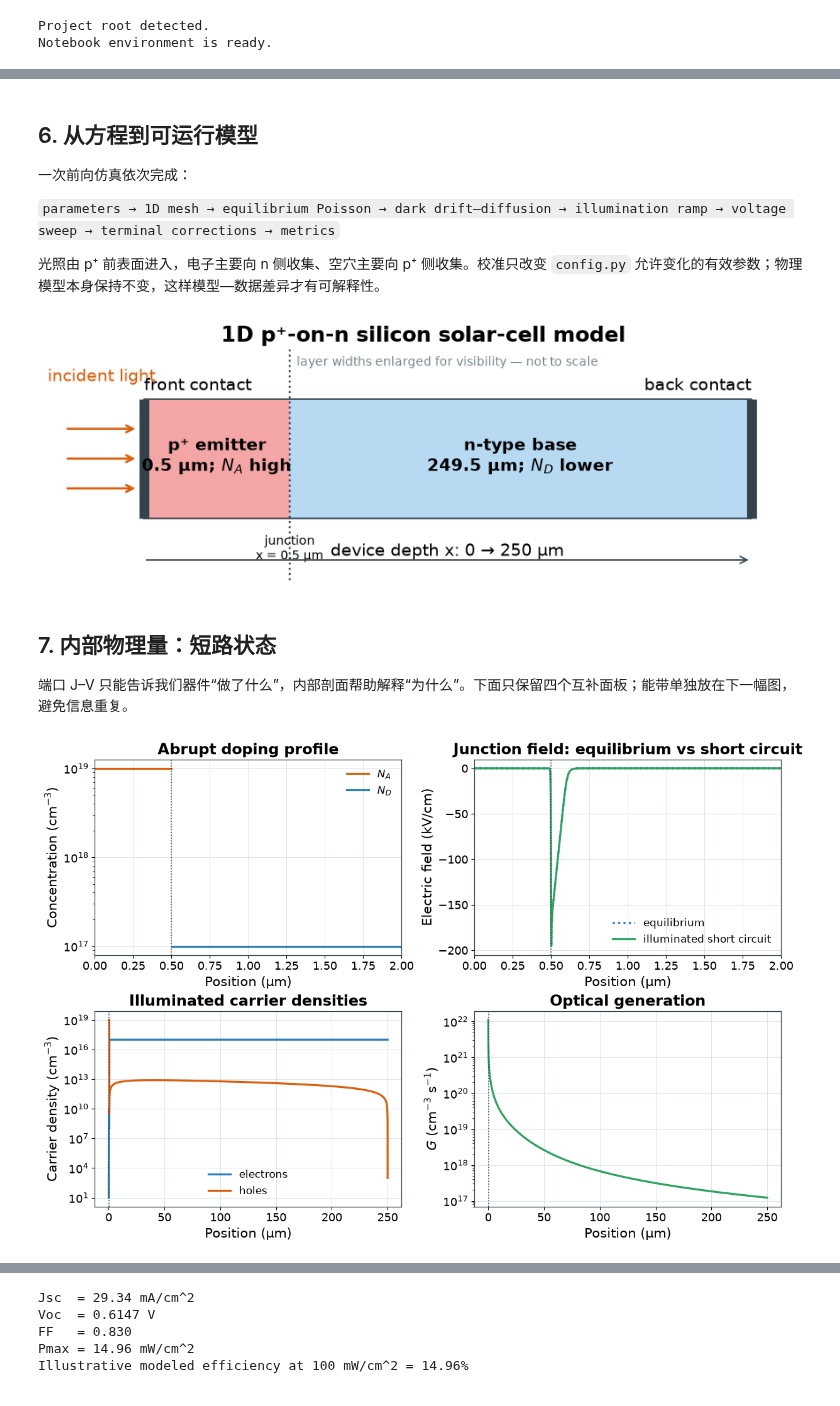
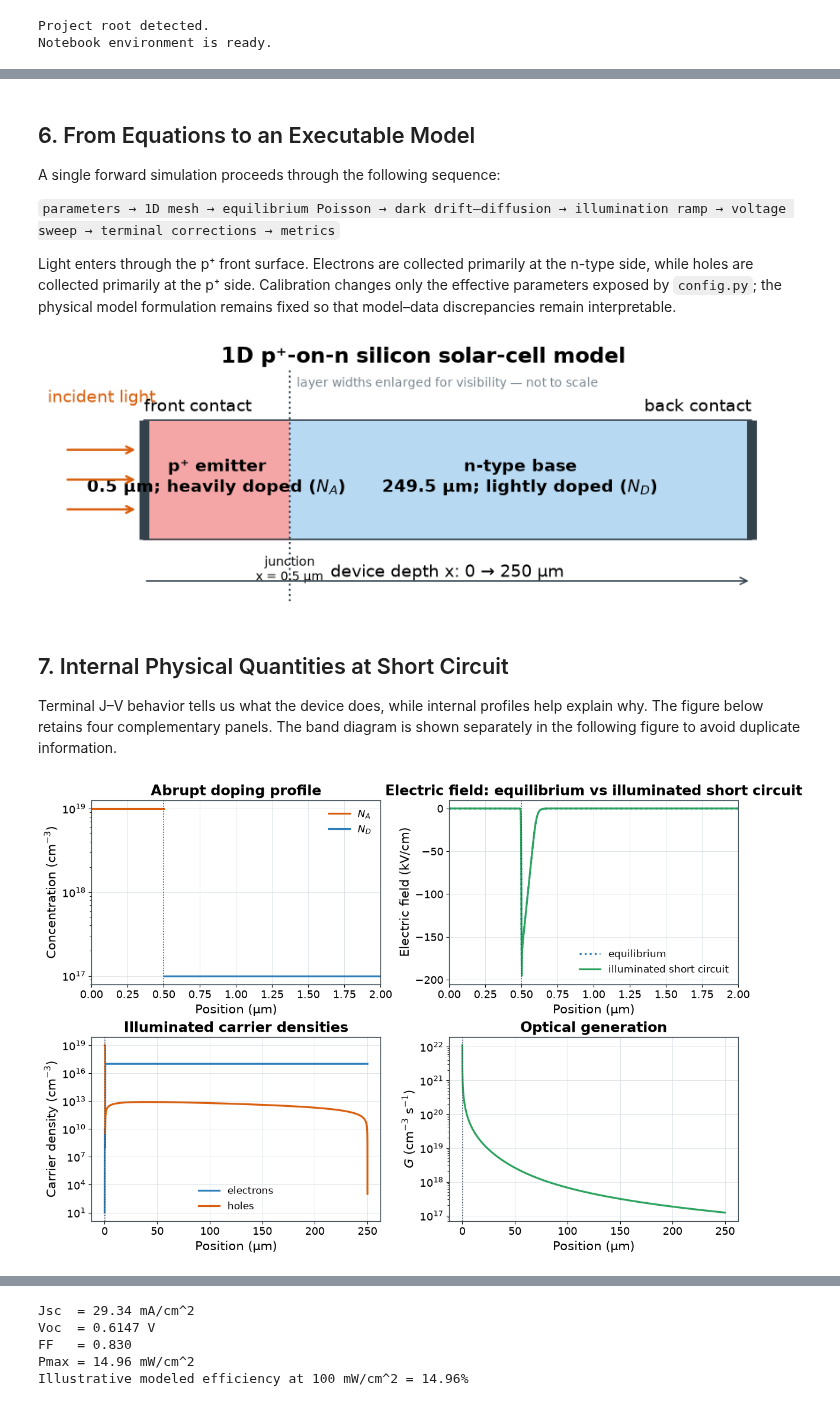
Before and after one commit to chenzhang0920/devsim-silicon-solar-cell-teaching, a Jupyter notebook: notebooks/tutorial.ipynb, the cells around one changed output, grey strips where cells are left out. Drawn from its saved outputs; the diff is of its cells as text; code cells hidden in the pictures.

```diff
--- a/notebooks/tutorial.ipynb
+++ b/notebooks/tutorial.ipynb
@@ -205,11 +205,11 @@ Newton converged in 12 states; built-in potential = 0.7156 V.
 # %% [markdown]
-## 6. 从方程到可运行模型
+## 6. From Equations to an Executable Model
 
-一次前向仿真依次完成：
+A single forward simulation proceeds through the following sequence:
 
 `parameters → 1D mesh → equilibrium Poisson → dark drift–diffusion → illumination ramp → voltage sweep → terminal corrections → metrics`
 
-光照由 p⁺ 前表面进入，电子主要向 n 侧收集、空穴主要向 p⁺ 侧收集。校准只改变 `config.py` 允许变化的有效参数；物理模型本身保持不变，这样模型—数据差异才有可解释性。
+Light enters through the p⁺ front surface. Electrons are collected primarily at the n-type side, while holes are collected primarily at the p⁺ side. Calibration changes only the effective parameters exposed by `config.py`; the physical model formulation remains fixed so that model–data discrepancies remain interpretable.
 # %%
 device_params = check_params({
     **MODEL_PARAMS, "series_resistance": 0.0, "shunt_resistance": 0.0
@@ -225,10 +225,10 @@ ax.plot([0, 1, 1, 0, 0], [0, 0, 1, 1, 0], color=C_DARK, lw=1.2)
 ax.plot([0, 0], [0, 1], color=C_DARK, lw=8, solid_capstyle="butt")
 ax.plot([1, 1], [0, 1], color=C_DARK, lw=8, solid_capstyle="butt")
 ax.text(display_junction / 2, 0.52,
-        f"p⁺ emitter\n{emitter_um:g} µm; $N_A$ high",
+        f"p⁺ emitter\n{emitter_um:g} µm; heavily doped ($N_A$)",
         ha="center", va="center", weight="bold")
 ax.text((display_junction + 1) / 2, 0.52,
-        f"n-type base\n{thickness_um - emitter_um:g} µm; $N_D$ lower",
+        f"n-type base\n{thickness_um - emitter_um:g} µm; lightly doped ($N_D$)",
         ha="center", va="center", weight="bold")
 ax.axvline(display_junction, color=C_DARK, ls=":", lw=1.6)
 ax.text(display_junction, -0.13, f"junction\nx = {emitter_um:g} µm",
@@ -251,11 +251,11 @@ ax.set_title("1D p⁺-on-n silicon solar-cell model")
 ax.axis("off")
 plt.show()
 # %% [output]
-[figure, old version]
+[figure, new version]
 # %% [markdown]
-## 7. 内部物理量：短路状态
+## 7. Internal Physical Quantities at Short Circuit
 
-端口 J–V 只能告诉我们器件“做了什么”，内部剖面帮助解释“为什么”。下面只保留四个互补面板；能带单独放在下一幅图，避免信息重复。
+Terminal J–V behavior tells us what the device does, while internal profiles help explain why. The figure below retains four complementary panels. The band diagram is shown separately in the following figure to avoid duplicate information.
 # %%
 device_data = profiles(device_params, bias=0.0)
 position_um = device_data["x"] * 1e4
@@ -270,35 +270,35 @@ ax = axes[0, 0]
 ax.semilogy(position_um, np.where(device_data["acceptors"] > 0, device_data["acceptors"], np.nan),
             color=C_ORANGE, label="$N_A$")
 ax.semilogy(position_um, np.where(device_data["donors"] > 0, device_data["donors"], np.nan),
             color=C_BLUE, label="$N_D$")
 ax.set(xlabel="Position (µm)", ylabel="Concentration (cm$^{-3}$)", title="Abrupt doping profile")
 ax.legend(frameon=False)
 
 ax = axes[0, 1]
 ax.plot(position_um, equilibrium_field / 1e3, color=C_BLUE, ls=":", label="equilibrium")
 ax.plot(position_um, short_circuit_field / 1e3, color=C_GREEN, label="illuminated short circuit")
 ax.set(xlabel="Position (µm)", ylabel="Electric field (kV/cm)",
-       title="Junction field: equilibrium vs short circuit")
+       title="Electric field: equilibrium vs illuminated short circuit")
 ax.legend(frameon=False)
 for ax in axes[0, :]:
     ax.set_xlim(0, junction_zoom_um)
 
 ax = axes[1, 0]
 ax.semilogy(position_um, device_data["ill_electrons"], color=C_BLUE, label="electrons")
 ax.semilogy(position_um, device_data["ill_holes"], color=C_ORANGE, label="holes")
 ax.set(xlabel="Position (µm)", ylabel="Carrier density (cm$^{-3}$)", title="Illuminated carrier densities")
 ax.legend(frameon=False)
 
 ax = axes[1, 1]
 ax.semilogy(position_um, np.maximum(device_data["generation"], 1e-30), color=C_GREEN)
 ax.set(xlabel="Position (µm)", ylabel="$G$ (cm$^{-3}$ s$^{-1}$)", title="Optical generation")
 
 for ax in axes.flat:
     ax.axvline(junction_um, color=C_DARK, ls=":", lw=1.2)
     ax.grid(True)
 plt.show()
 # %% [output]
-[figure, old version]
+[figure, new version]
 # %%
 eq_bands = band_edges(
     device_data["potential"], device_data["electrons"], device_data["holes"],
```
Also changed, not shown: parts of 24 cells of this notebook, 19 other files.
